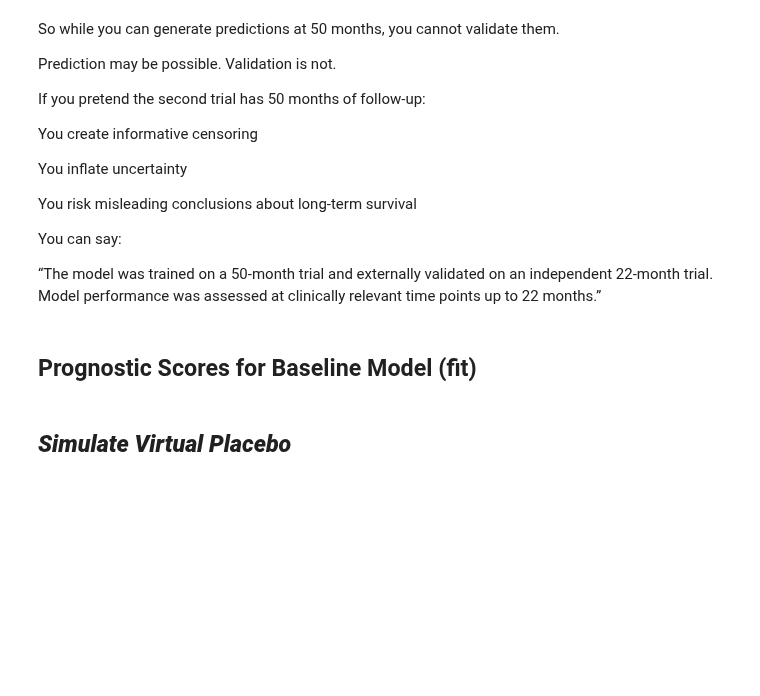
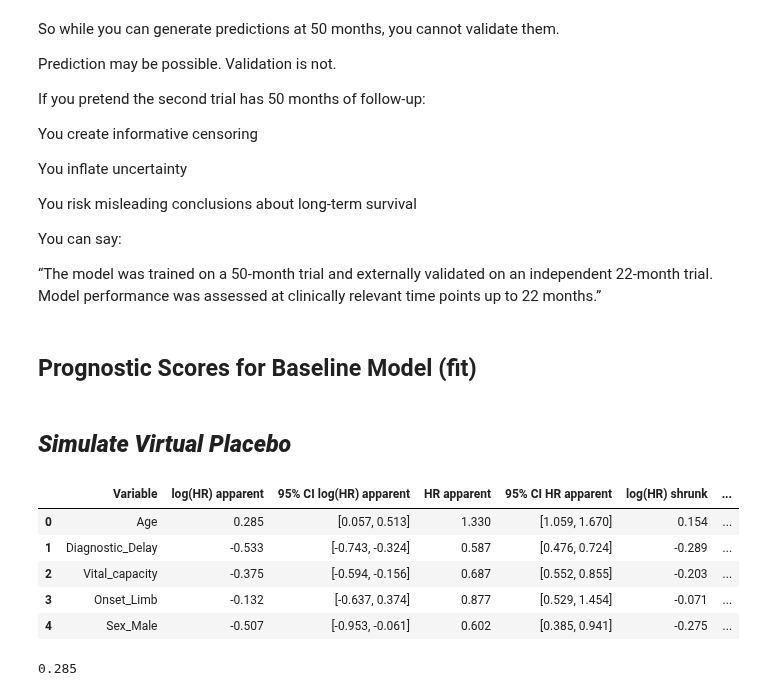
Before and after one commit to Uzoemeka/All_ALS_Data, a Jupyter notebook: 07.1_flexible_parametric_model_script_val_functionized_main_2.ipynb, the cells around one changed output. Drawn from its saved outputs; the diff is of its cells as text; code cells hidden in the pictures; blank space fills up the shorter version.

```diff
--- a/07.1_flexible_parametric_model_script_val_functionized_main_2.ipynb
+++ b/07.1_flexible_parametric_model_script_val_functionized_main_2.ipynb
@@ -1790,3 +1748,17 @@ plt.show()
 # %% [markdown]
 ## ***Simulate Virtual Placebo***
+# %%
+coef = coef_summary_tbl_2
+coef
+# %% [output]
+|  | Variable | log(HR) apparent | 95% CI log(HR) apparent | HR apparent | 95% CI HR apparent | log(HR) shrunk | ... |
+| 0 | Age | 0.285 | [0.057, 0.513] | 1.330 | [1.059, 1.670] | 0.154 | ... |
+| 1 | Diagnostic_Delay | -0.533 | [-0.743, -0.324] | 0.587 | [0.476, 0.724] | -0.289 | ... |
+| 2 | Vital_capacity | -0.375 | [-0.594, -0.156] | 0.687 | [0.552, 0.855] | -0.203 | ... |
+| 3 | Onset_Limb | -0.132 | [-0.637, 0.374] | 0.877 | [0.529, 1.454] | -0.071 | ... |
+| 4 | Sex_Male | -0.507 | [-0.953, -0.061] | 0.602 | [0.385, 0.941] | -0.275 | ... |
+# %%
+float(coef[coef['Variable'] == 'Age']['log(HR) apparent'].values[0])
+# %% [output]
+0.285
 # %%
```
Also changed, not shown: parts of 54 cells of this notebook, 8 other files.
